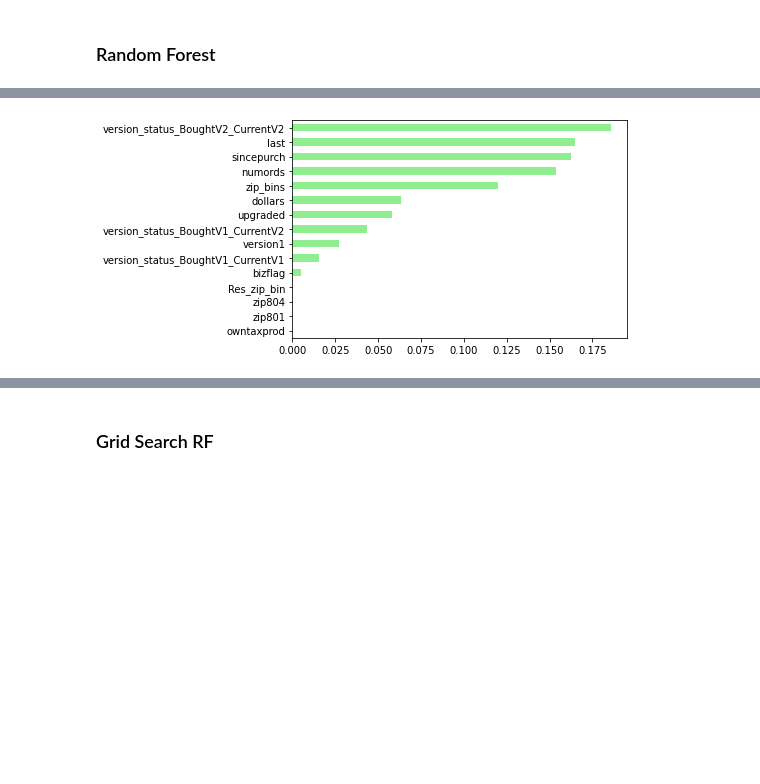
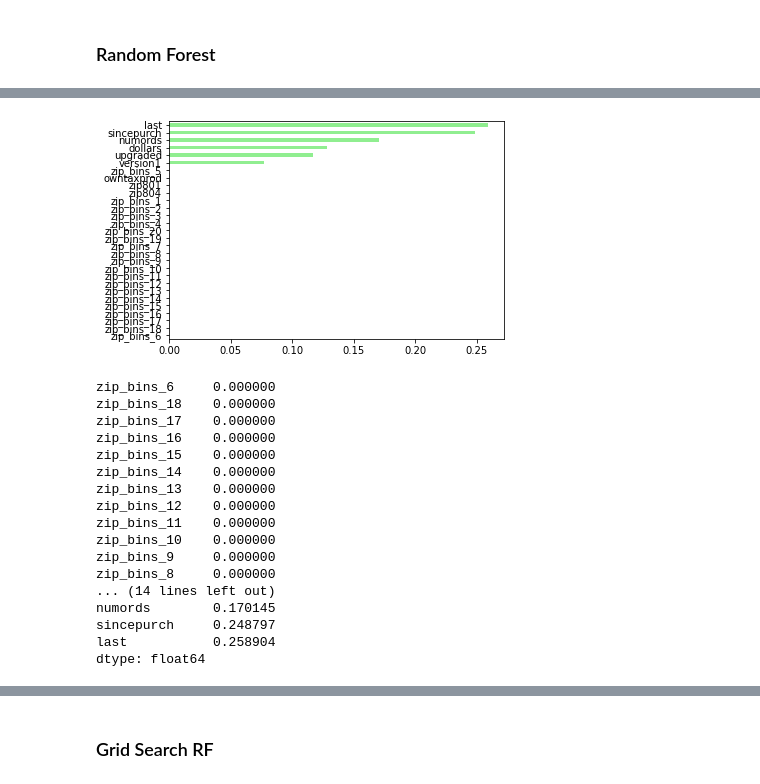
Before and after one commit to sauravjayan/Intuit-Quickbooks-Redux, a Jupyter notebook: sub-notebooks/Akshay.ipynb, the cells around one changed output, grey strips where cells are left out. Saved outputs shown, nothing was run; the diff lists cells and outputs as text; code cells hidden in the pictures; blank space fills up the shorter version.

```diff
--- a/sub-notebooks/Akshay.ipynb
+++ b/sub-notebooks/Akshay.ipynb
@@ -85,7 +85,7 @@ intuit75k.head()
 | 4 | 5 | 60201 | 11 | Male | 0 | 1 | 24.5 | 2 | 3 | 0 | ... |
 # %%
 y = np.array(intuit75k['res1_yes'])
-intuit75k_modified = intuit75k.drop(columns=['zip','res1','res1_yes','sex', 'id','training'], axis=1)
+intuit75k_modified = intuit75k.drop(columns=['zip','res1','res1_yes','sex', 'id','training','Res_zip_bin','bizflag','version_status'], axis=1)
 intuit75k_modified['zip_bins'] = pd.Categorical(intuit75k_modified['zip_bins'])
 intuit75k_modified = pd.get_dummies(intuit75k_modified)
 intuit75k_modified.head()
@@ -330,12 +336,30 @@ Test set RMSE of rf: 0.22
 # %%
 import pandas as pd
 import matplotlib.pyplot as plt
 
 importances_rf = pd.Series(rf.feature_importances_, index = intuit75k_cols)
 sorted_importances_rf = importances_rf.sort_values()
 sorted_importances_rf.plot(kind='barh', color='lightgreen'); plt.show()
+sorted_importances_rf
 # %% [output]
-[figure, old version]
+[figure, new version]
+zip_bins_6     0.000000
+zip_bins_18    0.000000
+zip_bins_17    0.000000
+zip_bins_16    0.000000
+zip_bins_15    0.000000
+zip_bins_14    0.000000
+zip_bins_13    0.000000
+zip_bins_12    0.000000
+zip_bins_11    0.000000
+zip_bins_10    0.000000
+zip_bins_9     0.000000
+zip_bins_8     0.000000
+... (14 lines left out)
+numords        0.170145
+sincepurch     0.248797
+last           0.258904
+dtype: float64
 # %%
 roc_rf, profit_rf, cm_rf = performance_profit(X_test, y_test, rf, 'rf', breakeven)
 cm_rf
```
Also changed, not shown: parts of 19 cells of this notebook.
